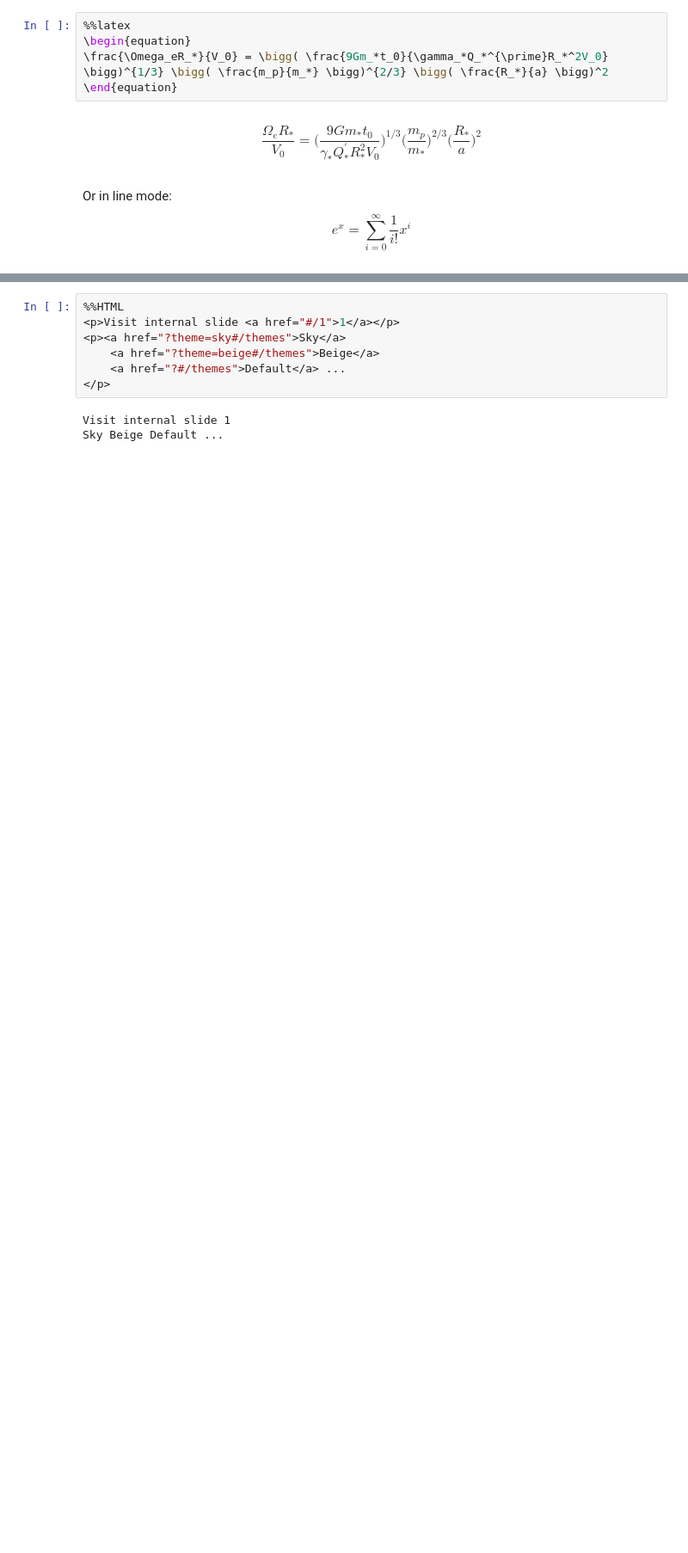
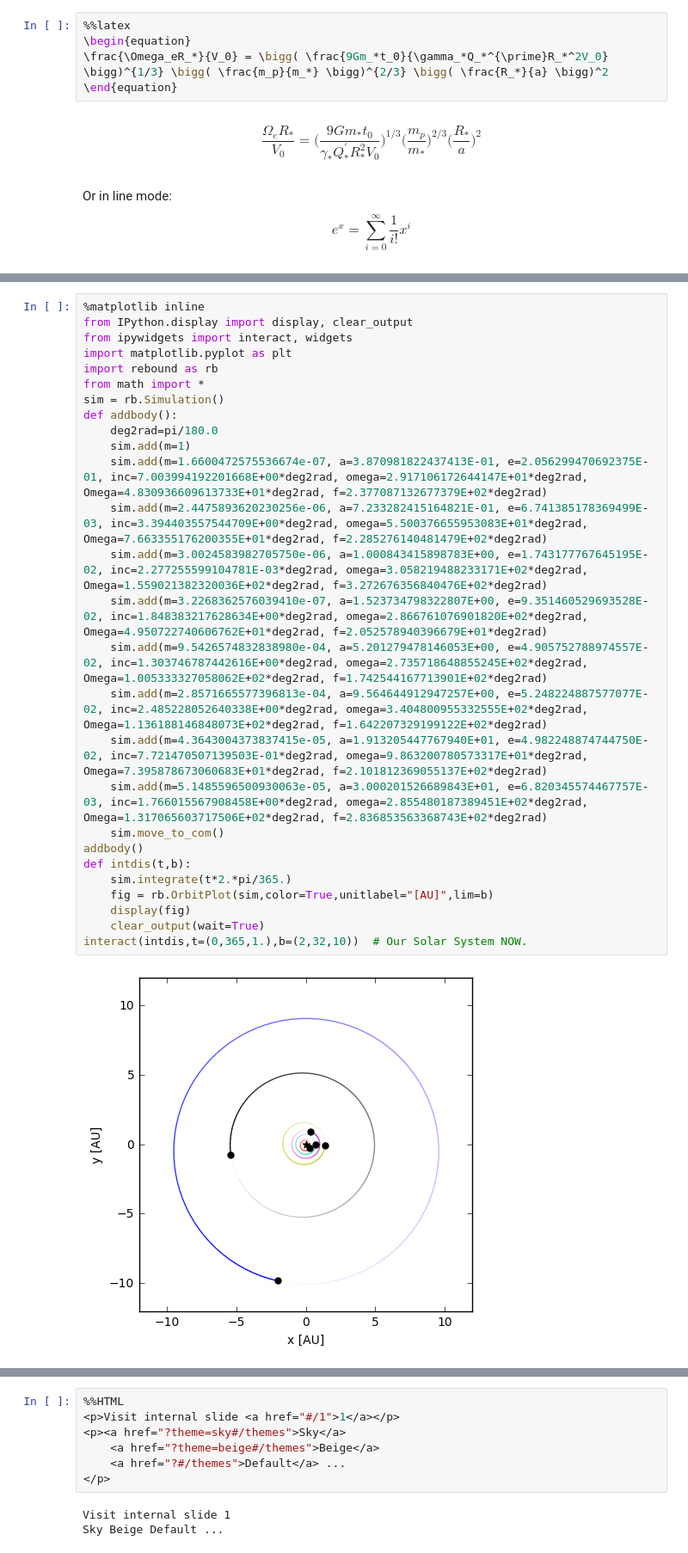
Before and after one commit to meldonization/-, a Jupyter notebook: Tea Nexus 2.ipynb, the cells around one changed output, grey strips where cells are left out. Shown: that part at 86% size. Drawn from its saved outputs; the diff is of its cells as text; blank space fills up the shorter version.

```diff
--- a/Tea Nexus 2.ipynb
+++ b/Tea Nexus 2.ipynb
@@ -141,3 +166,32 @@ interact(intdis,t=(0,3.0,0.05))
+# %%
+%matplotlib inline
+from IPython.display import display, clear_output
+from ipywidgets import interact, widgets
+import matplotlib.pyplot as plt
+import rebound as rb
+from math import *
+sim = rb.Simulation()
+def addbody():
+    deg2rad=pi/180.0
+    sim.add(m=1)
+    sim.add(m=1.6600472575536674e-07, a=3.870981822437413E-01, e=2.056299470692375E-01, inc=7.003994192201668E+00*deg2rad, omega=2.917106172644147E+01*deg2rad, Omega=4.830936609613733E+01*deg2rad, f=2.377087132677379E+02*deg2rad)
+    sim.add(m=2.4475893620230256e-06, a=7.233282415164821E-01, e=6.741385178369499E-03, inc=3.394403557544709E+00*deg2rad, omega=5.500376655953083E+01*deg2rad, Omega=7.663355176200355E+01*deg2rad, f=2.285276140481479E+02*deg2rad)
+    sim.add(m=3.0024583982705750e-06, a=1.000843415898783E+00, e=1.743177767645195E-02, inc=2.277255599104781E-03*deg2rad, omega=3.058219488233171E+02*deg2rad, Omega=1.559021382320036E+02*deg2rad, f=3.272676356840476E+02*deg2rad)
+    sim.add(m=3.2268362576039410e-07, a=1.523734798322807E+00, e=9.351460529693528E-02, inc=1.848383217628634E+00*deg2rad, omega=2.866761076901820E+02*deg2rad, Omega=4.950722740606762E+01*deg2rad, f=2.052578940396679E+01*deg2rad)
+    sim.add(m=9.5426574832838980e-04, a=5.201279478146053E+00, e=4.905752788974557E-02, inc=1.303746787442616E+00*deg2rad, omega=2.735718648855245E+02*deg2rad, Omega=1.005333327058062E+02*deg2rad, f=1.742544167713901E+02*deg2rad)
+    sim.add(m=2.8571665577396813e-04, a=9.564644912947257E+00, e=5.248224887577077E-02, inc=2.485228052640338E+00*deg2rad, omega=3.404800955332555E+02*deg2rad, Omega=1.136188146848073E+02*deg2rad, f=1.642207329199122E+02*deg2rad)
+    sim.add(m=4.3643004373837415e-05, a=1.913205447767940E+01, e=4.982248874744750E-02, inc=7.721470507139503E-01*deg2rad, omega=9.863200780573317E+01*deg2rad, Omega=7.395878673060683E+01*deg2rad, f=2.101812369055137E+02*deg2rad)
+    sim.add(m=5.1485596500930063e-05, a=3.000201526689843E+01, e=6.820345574467757E-03, inc=1.766015567908458E+00*deg2rad, omega=2.855480187389451E+02*deg2rad, Omega=1.317065603717506E+02*deg2rad, f=2.836853563368743E+02*deg2rad)
+    sim.move_to_com()
+addbody()
+def intdis(t,b):
+    sim.integrate(t*2.*pi/365.)
+    fig = rb.OrbitPlot(sim,color=True,unitlabel="[AU]",lim=b)
+    display(fig)
+    clear_output(wait=True)
+interact(intdis,t=(0,365,1.),b=(2,32,10))  # Our Solar System NOW.
+# %% [output]
+[figure, added]
 # %% [markdown]
 __Rebound C version + OpenGL__
 
```
Also changed, not shown: parts of 13 cells of this notebook, 1 other file.
